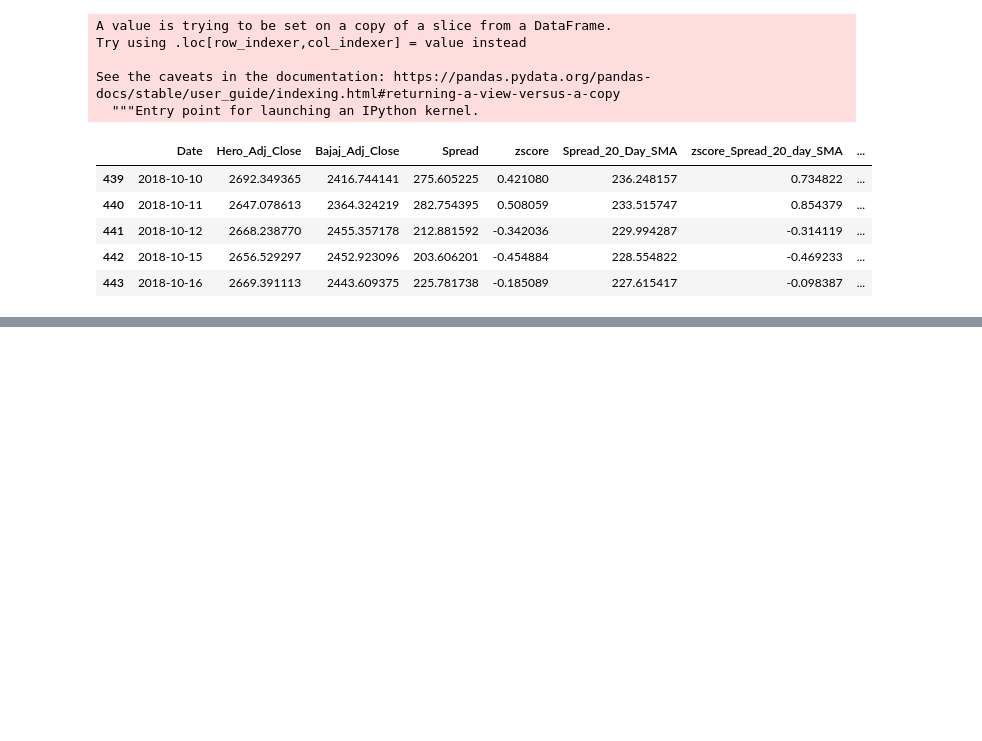
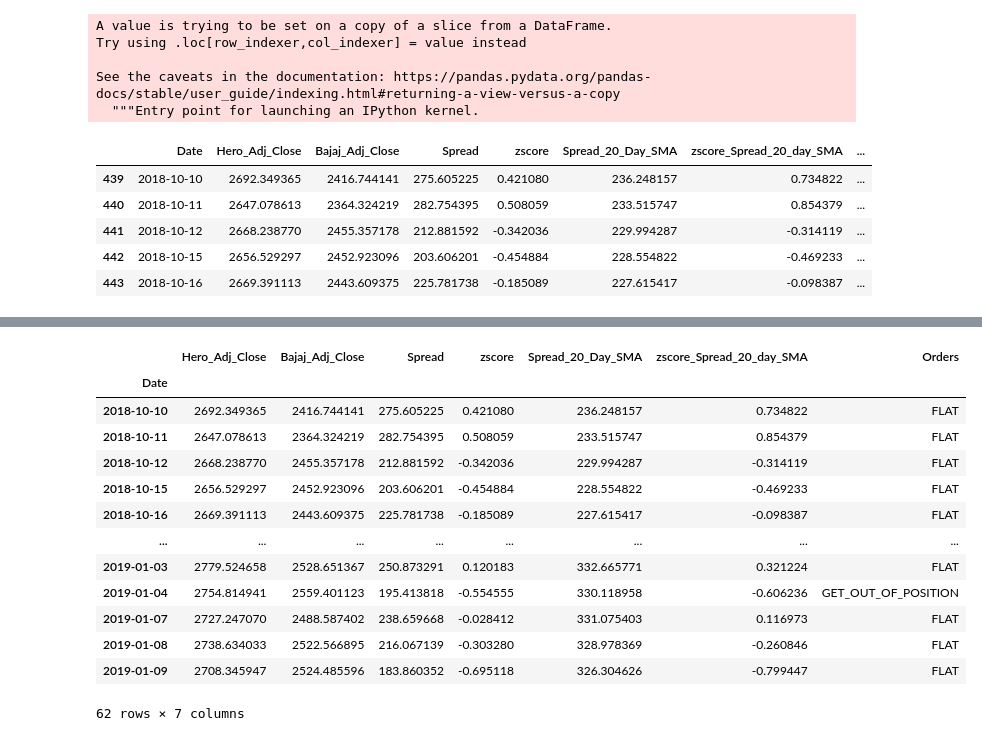
Before and after one commit to Varun487/DataAnalytics_PairTradingModels, a Jupyter notebook: Preprocess/Pair1/Pair1_Bajaj-Auto_Hero_Motoco.ipynb, the cells around one changed output, grey strips where cells are left out. Cells and saved outputs as stored; diff of their text form; code cells hidden in the pictures; blank space fills up the shorter version.

Commit message:
Completed pair1, Changed order criteria

```diff
--- a/Preprocess/Pair1/Pair1_Bajaj-Auto_Hero_Motoco.ipynb
+++ b/Preprocess/Pair1/Pair1_Bajaj-Auto_Hero_Motoco.ipynb
@@ -327,3 +335,21 @@ pair1_df_orders
 | 497 | 2019-01-04 | 2754.814941 | 2559.401123 | 195.413818 | -0.554555 | 330.118958 | -0.606236 | ... |
+# %%
+pair1_df = pair1_df.reset_index(drop=True).set_index("Date")
+pair1_df
+# %% [output]
+|  | Hero_Adj_Close | Bajaj_Adj_Close | Spread | zscore | Spread_20_Day_SMA | zscore_Spread_20_day_SMA | Orders |
+| Date |  |  |  |  |  |  |  |
+| 2018-10-10 | 2692.349365 | 2416.744141 | 275.605225 | 0.421080 | 236.248157 | 0.734822 | FLAT |
+| 2018-10-11 | 2647.078613 | 2364.324219 | 282.754395 | 0.508059 | 233.515747 | 0.854379 | FLAT |
+| 2018-10-12 | 2668.238770 | 2455.357178 | 212.881592 | -0.342036 | 229.994287 | -0.314119 | FLAT |
+| 2018-10-15 | 2656.529297 | 2452.923096 | 203.606201 | -0.454884 | 228.554822 | -0.469233 | FLAT |
+| 2018-10-16 | 2669.391113 | 2443.609375 | 225.781738 | -0.185089 | 227.615417 | -0.098387 | FLAT |
+| ... | ... | ... | ... | ... | ... | ... | ... |
+| 2019-01-03 | 2779.524658 | 2528.651367 | 250.873291 | 0.120183 | 332.665771 | 0.321224 | FLAT |
+| 2019-01-04 | 2754.814941 | 2559.401123 | 195.413818 | -0.554555 | 330.118958 | -0.606236 | GET_OUT_OF_POSITION |
+| 2019-01-07 | 2727.247070 | 2488.587402 | 238.659668 | -0.028412 | 331.075403 | 0.116973 | FLAT |
+| 2019-01-08 | 2738.634033 | 2522.566895 | 216.067139 | -0.303280 | 328.978369 | -0.260846 | FLAT |
+| 2019-01-09 | 2708.345947 | 2524.485596 | 183.860352 | -0.695118 | 326.304626 | -0.799447 | FLAT |
+62 rows × 7 columns
 # %%
 pair1_df.to_csv("./Pair1_preprocessing_and_orders.csv")
```
Also changed, not shown: parts of 2 cells of this notebook, 2 other files.
